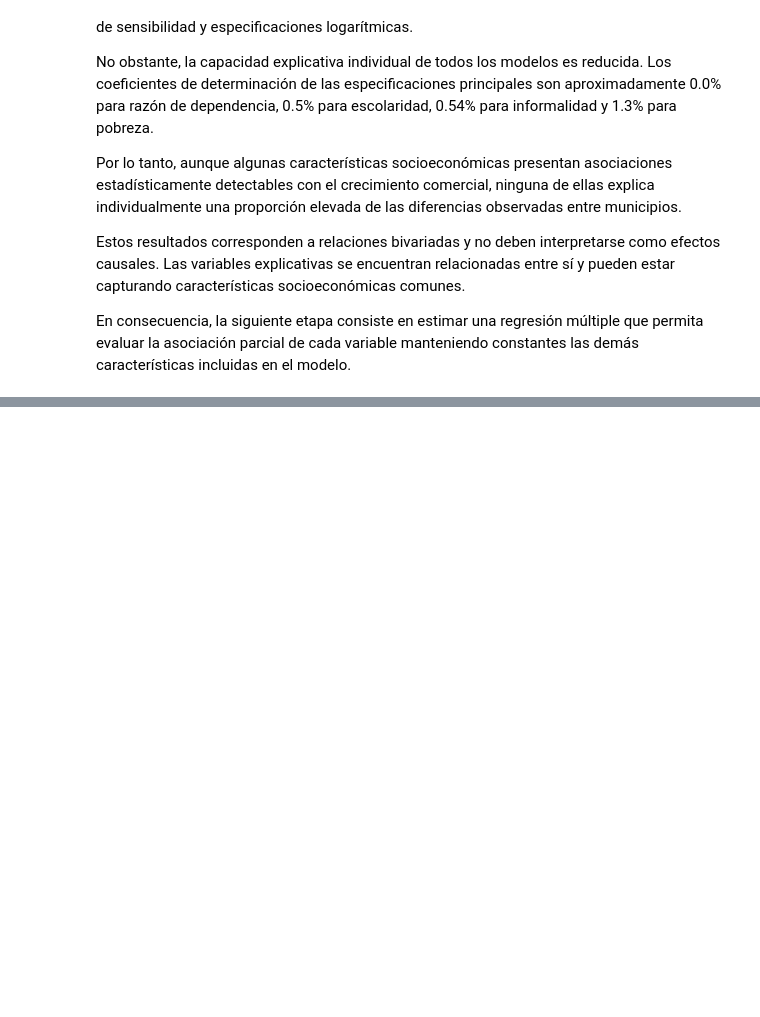
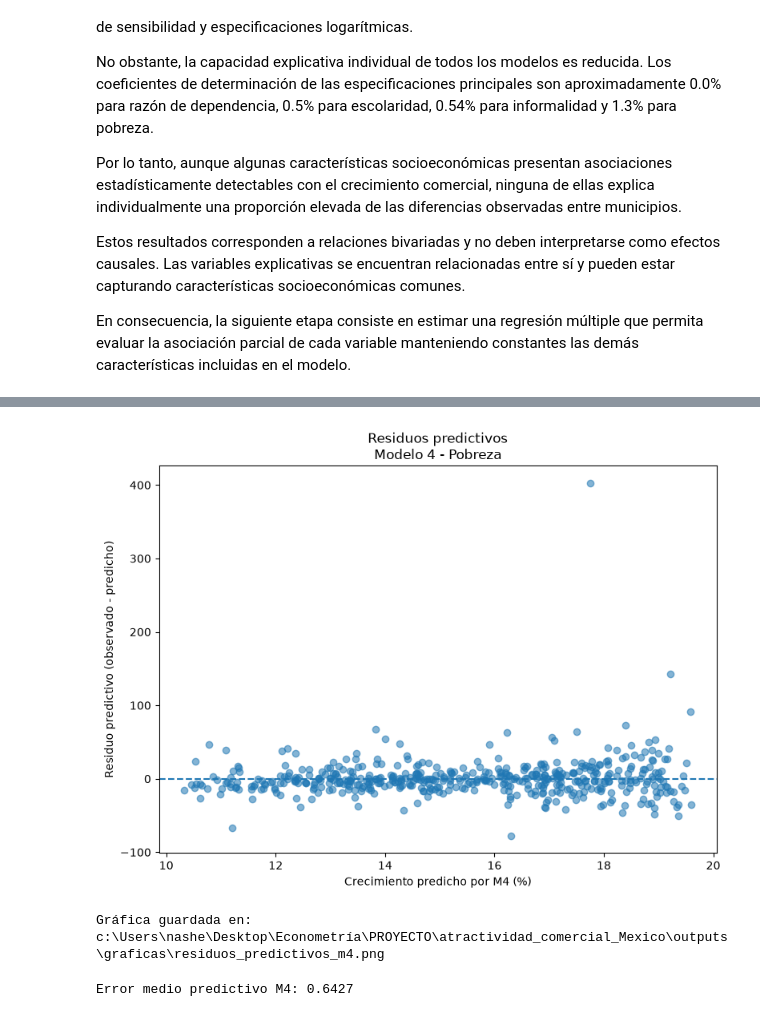
Before and after one commit to Nash963/atractividad-comercial-municipal-mexico, a Jupyter notebook: notebooks/10_regresion_lineal_simple.ipynb, the cells around one changed output, grey strips where cells are left out. Drawn from its saved outputs; the diff is of its cells as text; code cells hidden in the pictures; blank space fills up the shorter version.

```diff
--- a/notebooks/10_regresion_lineal_simple.ipynb
+++ b/notebooks/10_regresion_lineal_simple.ipynb
@@ -4870,0 +6050,64 @@ constantes las demás características incluidas en el modelo.
+# %%
+# ============================================================
+# 10.8.6 Residuos predictivos — Modelo 4
+# ============================================================
+
+predicciones_test["RESIDUO_PRED_M4"] = (
+    predicciones_test["CREC_DENSIDAD_RETAIL_2020_2025"]
+    - predicciones_test["PRED_M4"]
+)
+
+fig, ax = plt.subplots(figsize=(8, 6))
+
+ax.scatter(
+    predicciones_test["PRED_M4"],
+    predicciones_test["RESIDUO_PRED_M4"],
+    alpha=0.55
+)
+
+# Línea de residuo cero
+ax.axhline(
+    y=0,
+    linestyle="--"
+)
+
+ax.set_xlabel("Crecimiento predicho por M4 (%)")
+ax.set_ylabel("Residuo predictivo (observado - predicho)")
+
+ax.set_title(
+    "Residuos predictivos\nModelo 4 - Pobreza"
+)
+
+plt.tight_layout()
+
+ruta_residuos_pred = (
+    GRAFICAS_DIR
+    / "residuos_predictivos_m4.png"
+)
+
+plt.savefig(
+    ruta_residuos_pred,
+    dpi=300,
+    bbox_inches="tight"
+)
+
+plt.show()
+
+print("Gráfica guardada en:")
+print(ruta_residuos_pred)
+# %% [output]
+[figure, added]
+Gráfica guardada en:
+c:\Users\nashe\Desktop\Econometría\PROYECTO\atractividad_comercial_Mexico\outputs\graficas\residuos_predictivos_m4.png
+# %%
+# Error medio predictivo
+me_m4 = predicciones_test[
+    "RESIDUO_PRED_M4"
+].mean()
+
+print(
+    "Error medio predictivo M4:",
+    round(me_m4, 4)
+)
+# %% [output]
+Error medio predictivo M4: 0.6427
```
Also changed, not shown: parts of 36 cells of this notebook.
